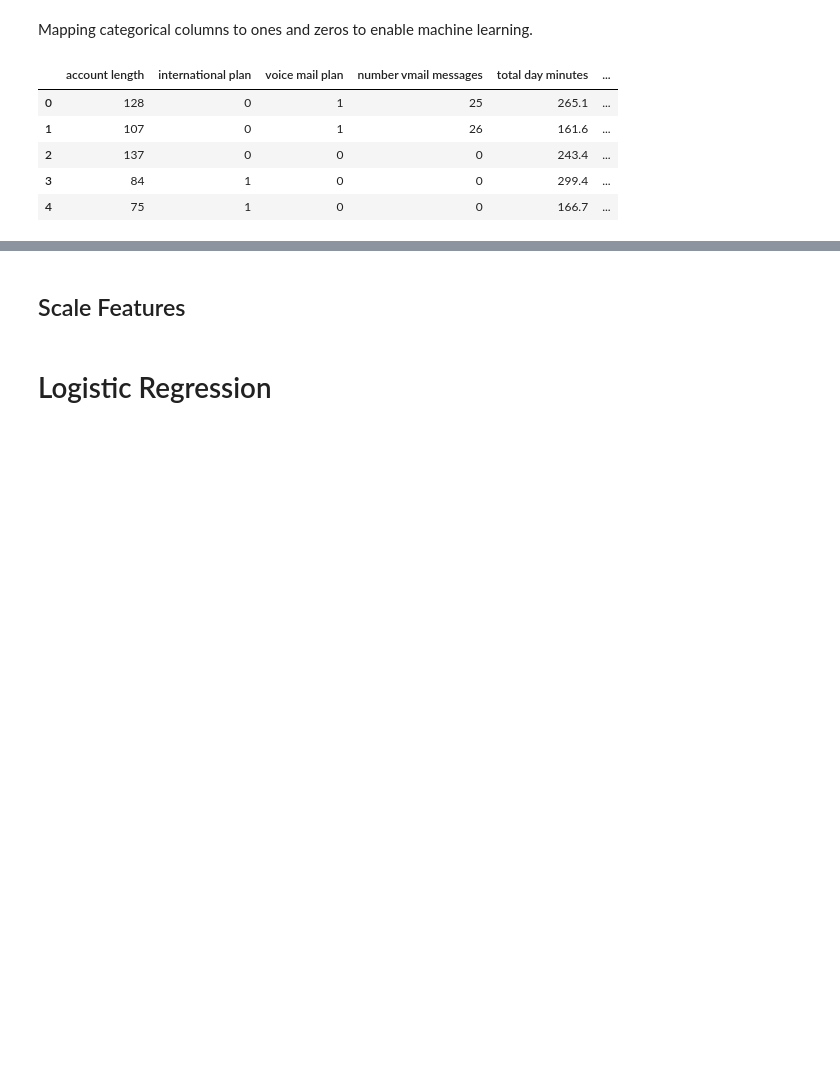
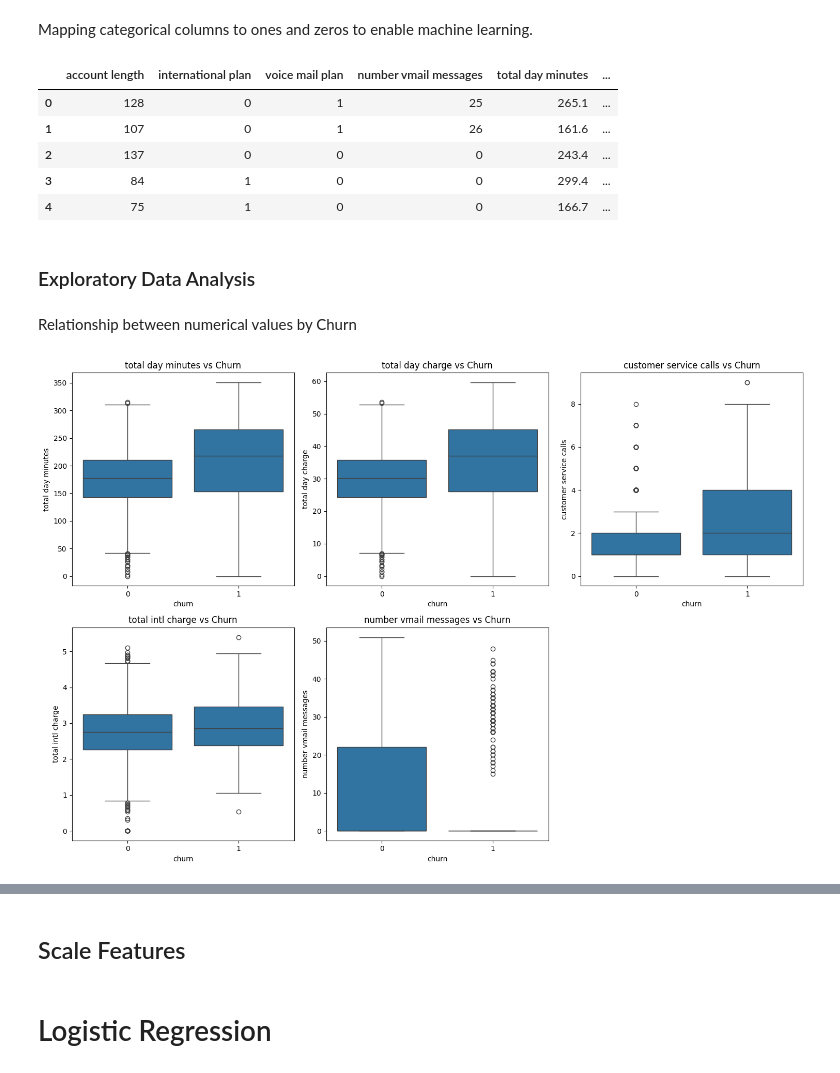
Before and after one commit to Kissienya/Phase3-Moringa-Project, a Jupyter notebook: Student.ipynb, the cells around one changed output, grey strips where cells are left out. Cells and saved outputs as stored; diff of their text form; code cells hidden in the pictures; blank space fills up the shorter version.

Commit message:
do exploratory data analysis

```diff
--- a/Student.ipynb
+++ b/Student.ipynb
@@ -136,3 +136,25 @@ data.head()
 | 2 | 137 | 0 | 0 | 0 | 243.4 | ... |
 | 3 | 84 | 1 | 0 | 0 | 299.4 | ... |
 | 4 | 75 | 1 | 0 | 0 | 166.7 | ... |
+# %% [markdown]
+### Exploratory Data Analysis
+# %% [markdown]
+Relationship between numerical values by Churn
+# %%
+
+# Boxplots of numerical features vs churn
+numerical_features = [
+    'total day minutes', 'total day charge',
+    'customer service calls', 'total intl charge',
+    'number vmail messages'
+]
+
+plt.figure(figsize=(15, 10))
+for i, feature in enumerate(numerical_features, 1):
+    plt.subplot(2, 3, i)
+    sns.boxplot(x='churn', y=feature, data=data)
+    plt.title(f'{feature} vs Churn')
+plt.tight_layout()
+plt.show()
+# %% [output]
+[figure, added]
```
Also changed, not shown: parts of 12 cells of this notebook.
